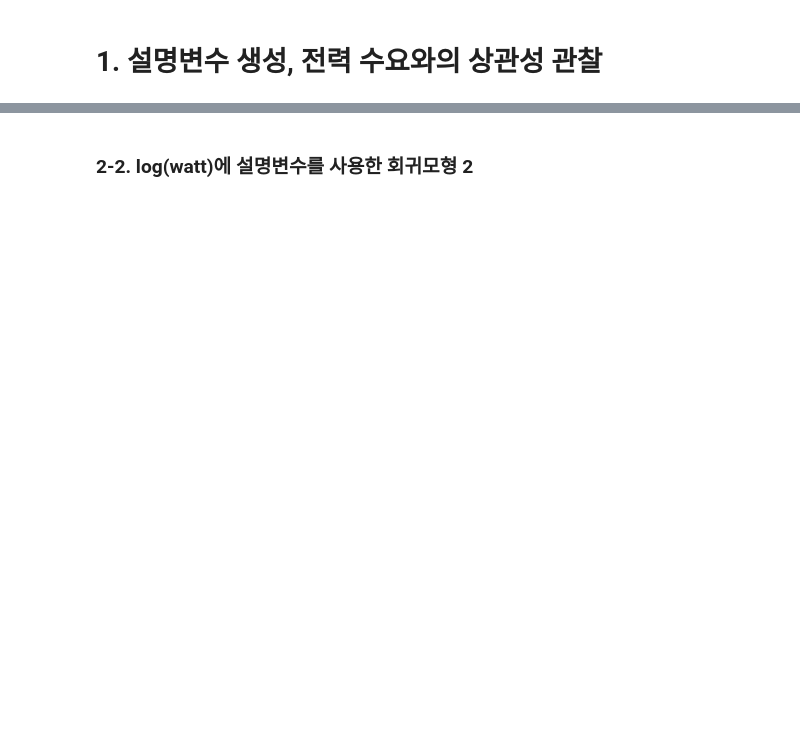
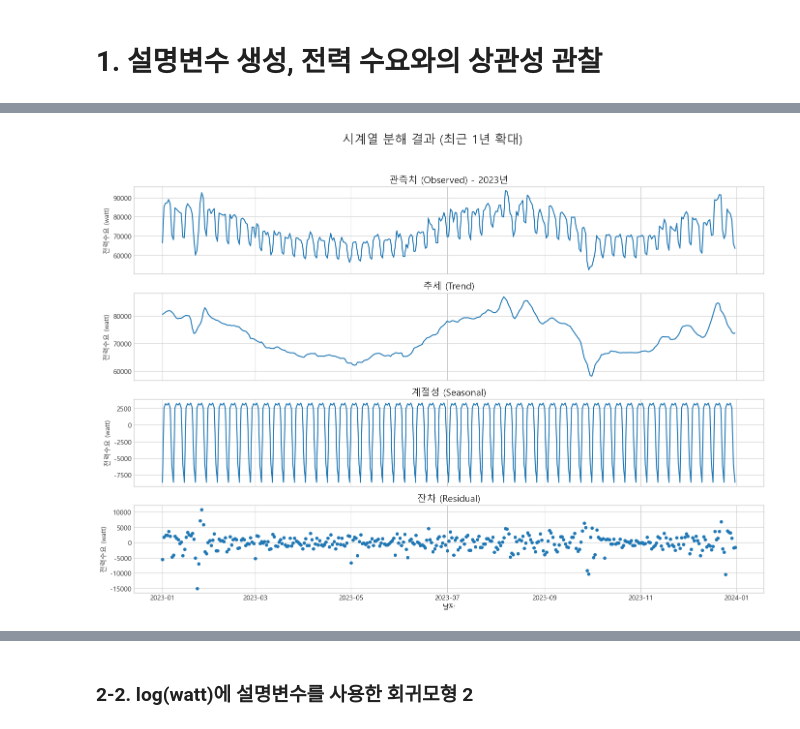
Before and after one commit to jeyukburrito/data_analysis_portfolio, a Jupyter notebook: Power Demand Forecasting/Power Demand Forecasting.ipynb, the cells around one changed output, grey strips where cells are left out. Saved outputs shown, nothing was run; the diff lists cells and outputs as text; code cells hidden in the pictures; blank space fills up the shorter version.

```diff
--- a/Power Demand Forecasting/Power Demand Forecasting.ipynb
+++ b/Power Demand Forecasting/Power Demand Forecasting.ipynb
@@ -933,0 +124,63 @@ plt.show()
+# %%
+from statsmodels.tsa.seasonal import seasonal_decompose
+
+# --- 2. 시계열 분해를 위한 데이터 준비 ---
+# 'date' 컬럼을 DatetimeIndex로 설정해야 합니다.
+df_decompose = df.copy()
+df_decompose['date'] = pd.to_datetime(df_decompose['date'])
+df_decompose.set_index('date', inplace=True)
+
+# --- 3. 시계열 분해 수행 ---
+# period: 계절성 주기를 나타냅니다.
+# - 일별 데이터의 주간 계절성: period=7
+# - 월별 데이터의 연간 계절성: period=12
+# model: 분해 모델을 선택합니다.
+# - 'additive': Observed = Trend + Seasonal + Residual (계절성 변동폭이 일정할 때)
+# - 'multiplicative': Observed = Trend * Seasonal * Residual (계절성 변동폭이 추세에 비례할 때)
+# 일반적으로 'additive'로 시작하는 것이 좋습니다.
+decomposition = seasonal_decompose(df_decompose['watt'], model='additive', period=7)
+# %%
+# --- 2. 특정 기간(예: 최근 1년)만 선택하여 시각화 ---
+# 분해 결과를 DataFrame으로 만들면 다루기 편합니다.
+decomposed_df = pd.concat([
+    decomposition.observed,
+    decomposition.trend,
+    decomposition.seasonal,
+    decomposition.resid
+], axis=1)
+decomposed_df.columns = ['Observed', 'Trend', 'Seasonal', 'Residual']
+
+# 최근 3년 데이터 필터링 (2022년 ~ 2024년)
+df_zoomed = decomposed_df.loc['2023-01-01':'2023-12-31']
+
+
+# --- 3. 확대된 그래프 그리기 ---
+fig, axes = plt.subplots(4, 1, figsize=(14, 10), sharex=True)
+
+# Observed
+axes[0].plot(df_zoomed.index, df_zoomed['Observed'])
+axes[0].set_title('관측치 (Observed) - 2023년', fontsize=14)
+axes[0].set_ylabel('전력수요 (watt)')
+
+# Trend
+axes[1].plot(df_zoomed.index, df_zoomed['Trend'])
+axes[1].set_title('추세 (Trend)', fontsize=14)
+axes[1].set_ylabel('전력수요 (watt)')
+
+# Seasonal
+axes[2].plot(df_zoomed.index, df_zoomed['Seasonal'])
+axes[2].set_title('계절성 (Seasonal)', fontsize=14)
+axes[2].set_ylabel('전력수요 (watt)')
+
+# Residual
+axes[3].plot(df_zoomed.index, df_zoomed['Residual'], 'o', markersize=4)
+axes[3].set_title('잔차 (Residual)', fontsize=14)
+axes[3].set_ylabel('전력수요 (watt)')
+axes[3].set_xlabel('날짜')
+
+
+fig.suptitle('시계열 분해 결과 (최근 1년 확대)', y=1.0, fontsize=18)
+plt.tight_layout(rect=[0, 0, 1, 0.97])
+plt.show()
+# %% [output]
+[figure, added]
```
Also changed, not shown: parts of 91 cells of this notebook.
